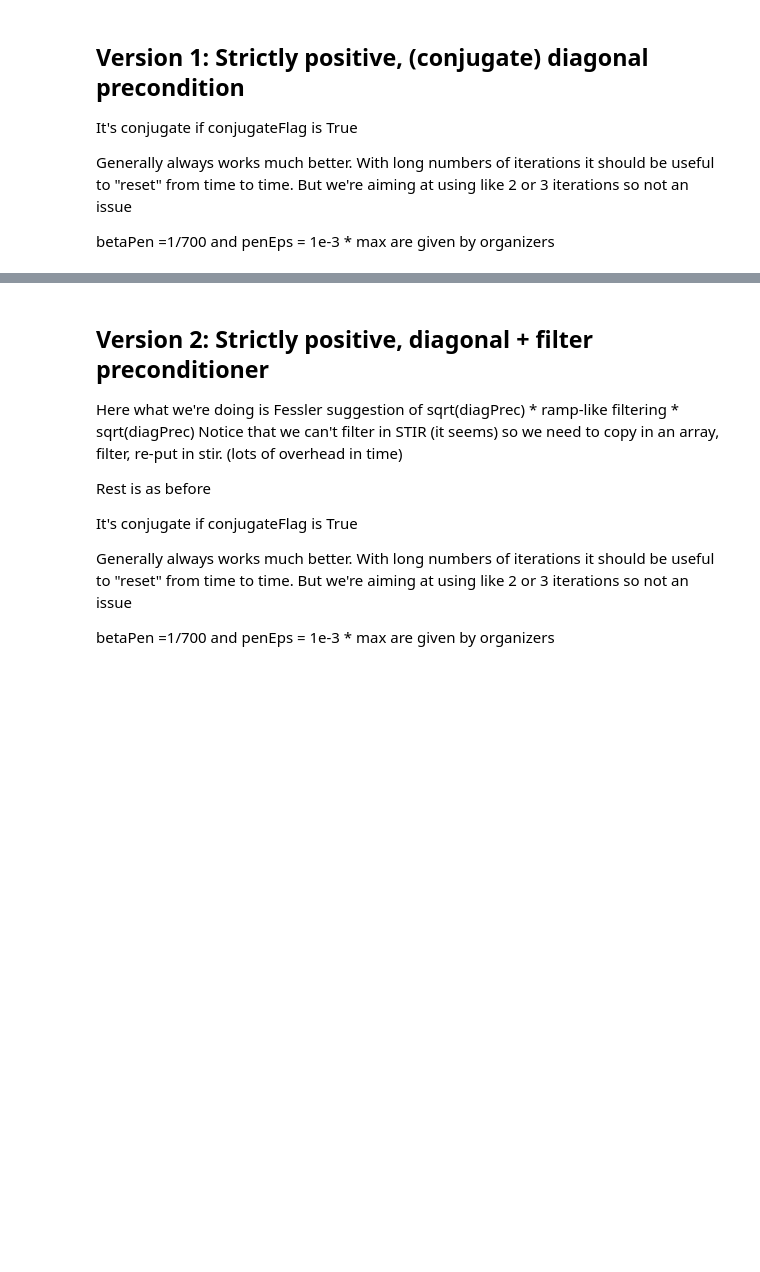
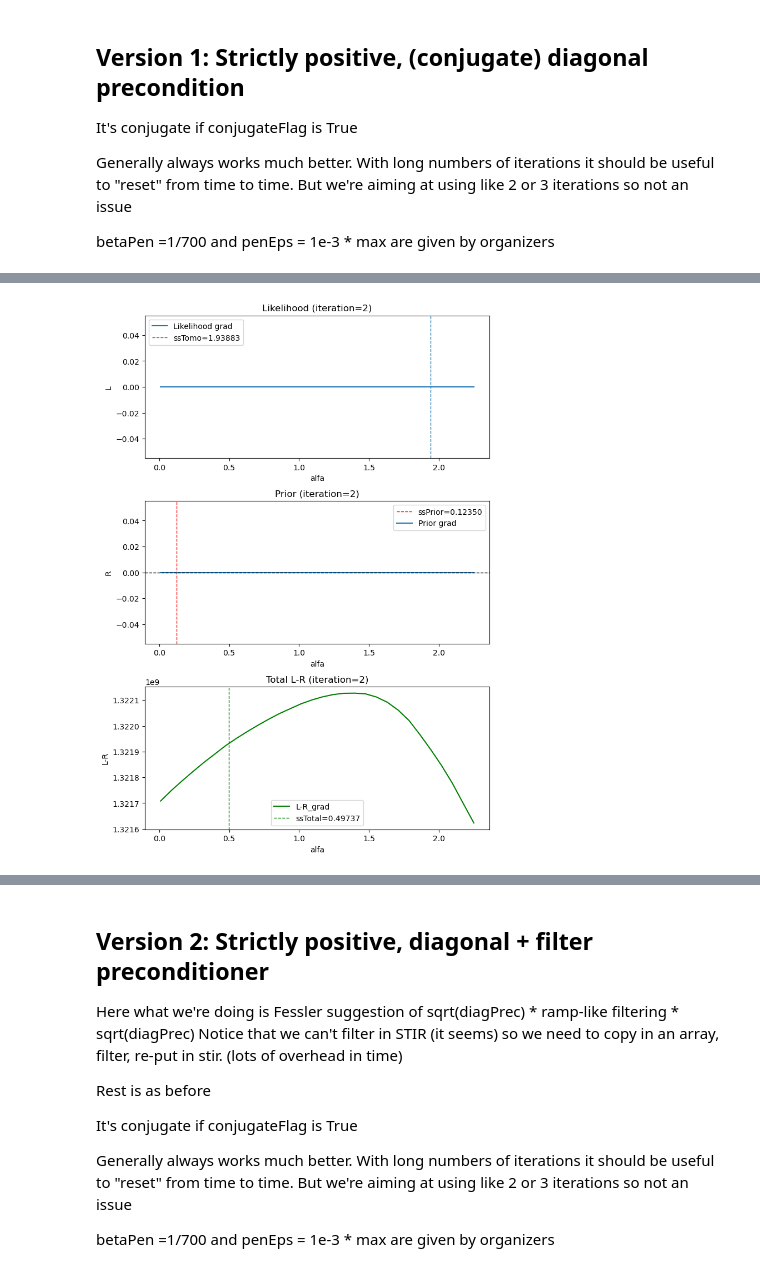
Before and after one commit to SyneRBI/PETRIC-Tomo-Unimib, a Jupyter notebook: Matteo_test.ipynb, the cells around one changed output, grey strips where cells are left out. Cells and saved outputs as stored; diff of their text form; code cells hidden in the pictures; blank space fills up the shorter version.

```diff
--- a/Matteo_test.ipynb
+++ b/Matteo_test.ipynb
@@ -12,7 +14,7 @@ import scipy.ndimage as ndi # used to do some processing on the images
 STIR.AcquisitionData.set_storage_scheme('memory')
 # %%
 # path of the folder containing all the needed input data
-data_path = '/mnt/share/petric/Siemens_mMR_NEMA_IQ'
+data_path = '/mnt/share/petric/NeuroLF_Hoffman_Dataset'
 # %%
 STIR.set_verbosity(1)
 # %% [markdown]
@@ -263 +400,49 @@ betaPen =1/700 and penEps = 1e-3 * max are given by organizers
+# %%
+show_it=0
+# %%
+
+show_it=show_it%nIt
+
+fig, axs = plt.subplots(3, 1, figsize=(8, 12))
+plt.subplots_adjust(hspace=0.3)
+
+#axs[0].plot(alfa,L_values[show_it,:],label='Likelihood')
+axs[0].plot(alfa,L_grad_values[show_it,:],label='Likelihood grad')
+#axs[0].axhline(y=0, linestyle='--',color='black', linewidth=1)
+axs[0].axvline(x=ssTomo_hist[show_it], linestyle='--', linewidth=1, label=f'ssTomo={ssTomo_hist[show_it]:.5f}')
+axs[0].legend()
+axs[0].set_title(f'Likelihood (iteration={show_it})')
+#axs[0].set_xlim([1.4,1.55])
+#axs[0].set_ylim([-1e7,0.5e7])
+axs[0].set_xlabel('alfa')
+axs[0].set_ylabel('L')
+
+
+
+#axs[1].plot(alfa,R_values[show_it,:],color='red',label='prior')
+axs[1].axvline(x=ssPrior_hist[show_it],color='red', linestyle='--', linewidth=1, label=f'ssPrior={ssPrior_hist[show_it]:.5f}')
+
+axs[1].plot(alfa,R_grad_values[show_it,:],label='Prior grad')
+axs[1].axhline(y=0, linestyle='--',color='black', linewidth=1)
+
+axs[1].legend()
+axs[1].set_title(f'Prior (iteration={show_it})')
+axs[1].set_xlabel('alfa')
+#axs[1].set_xlim([0,0.9])
+#axs[1].set_ylim([2.7e8,2.85e8])
+axs[1].set_ylabel('R')
+
+axs[2].plot(alfa, L_values[show_it,:]-(1/700)*R_values[show_it,:],color='green',label='L-R_grad')
+#axs[2].plot(alfa, LR_grad_values[show_it,:]-(1/700)*R_values[show_it,:],color='green',label='L-R')
+axs[2].axvline(x=ssTot_hist[show_it],color='green', linestyle='--', linewidth=1, label=f'ssTotal={ssTot_hist[show_it]:.5f}')
+axs[2].legend()
+axs[2].set_title(f'Total L-R (iteration={show_it})')
+axs[2].set_xlabel('alfa')
+#axs[2].set_xlim([0,0.9])
+#axs[2].set_ylim([1.235e9,1.246e9])
+axs[2].set_ylabel('L-R')
+
+show_it +=1
+# %% [output]
+[figure, added]
 # %%
```
Also changed, not shown: parts of 22 cells of this notebook.
